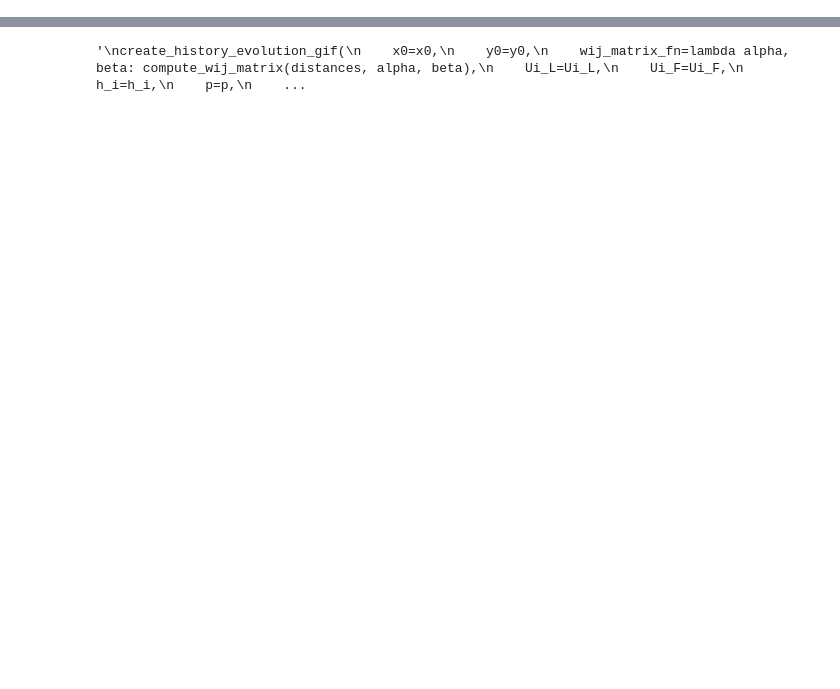
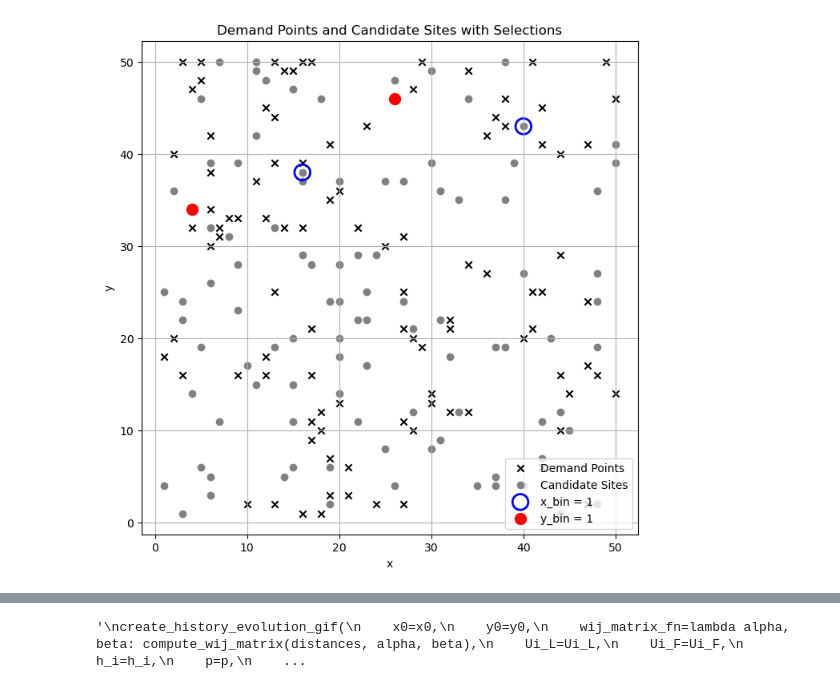
Before and after one commit to datty00725/allocate-probrem, a Jupyter notebook: mutaion_gda/execute.ipynb, the cells around one changed output, grey strips where cells are left out. Drawn from its saved outputs; the diff is of its cells as text; code cells hidden in the pictures; blank space fills up the shorter version.

```diff
--- a/mutaion_gda/execute.ipynb
+++ b/mutaion_gda/execute.ipynb
@@ -61,6 +61,8 @@ Objective (Binary): 0.5247269709839251
 # %%
 #plot_minmax_history(history["objective"], history["dx"], history["dy"], logy=True)
-#plot_facility_selection(candidate_sites, demand_points, x_opt, y_opt)
+plot_facility_selection(candidate_sites, demand_points, x_proj, y_proj)
+# %% [output]
+[figure, added]
 # %%
 plot_each_history_component_separately(history)
 # %% [output]
```
Also changed, not shown: parts of 3 cells of this notebook.
